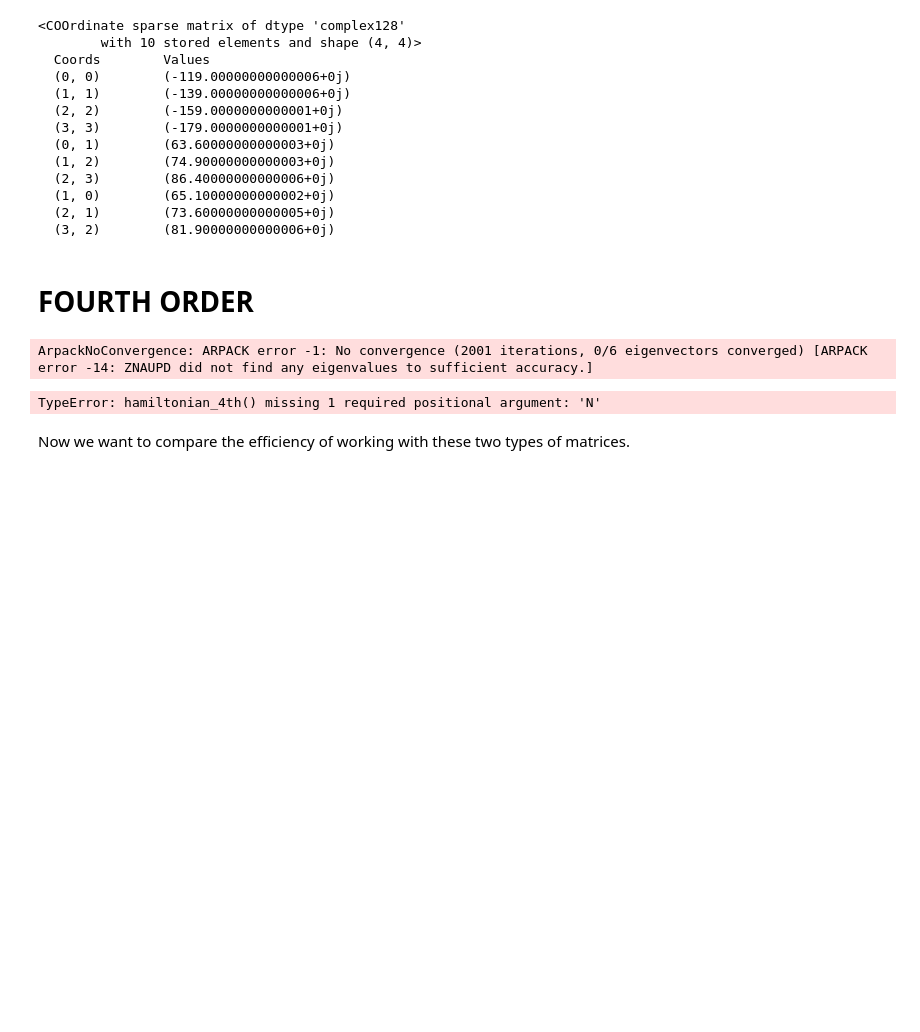
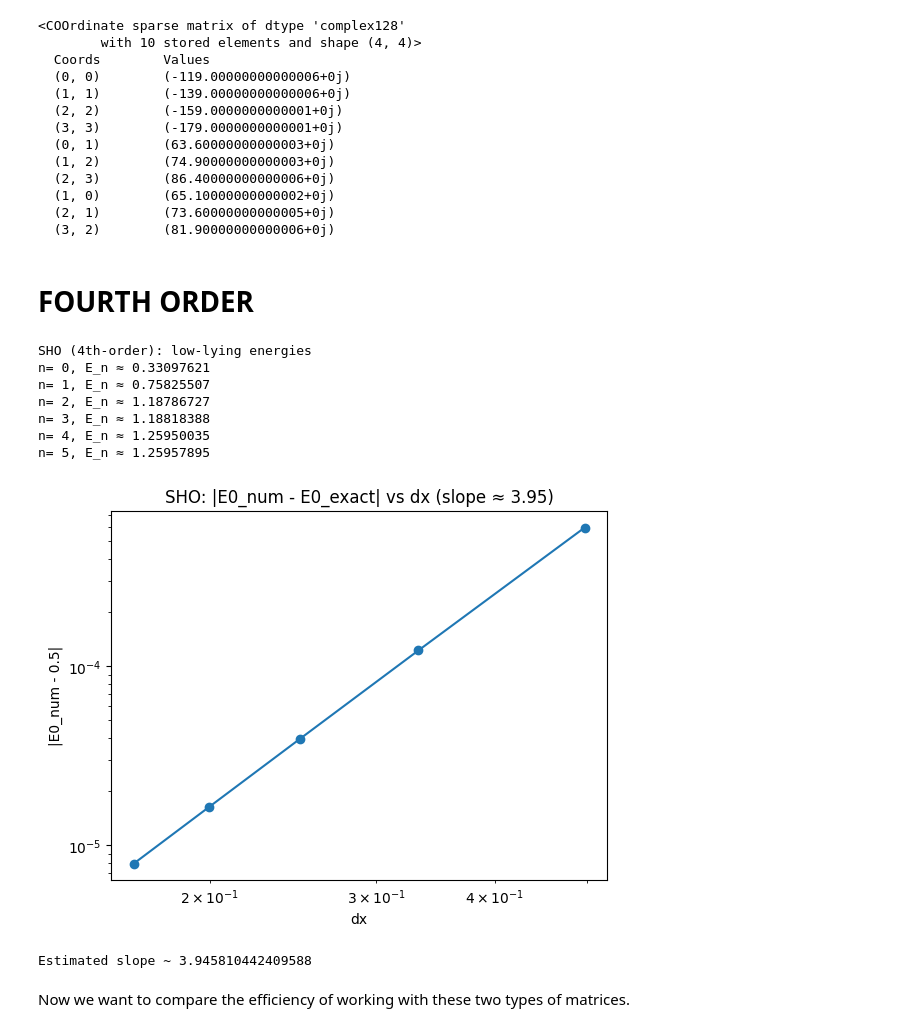
Before and after one commit to hillerj1/Thesis, a Jupyter notebook: fd4_QSHO.ipynb, the cells around one changed output. Cells and saved outputs as stored; diff of their text form; code cells hidden in the pictures; blank space fills up the shorter version.

Commit message:
fixes hamiltonian x_left x_right

```diff
--- a/fd4_QSHO.ipynb
+++ b/fd4_QSHO.ipynb
@@ -387,7 +387,13 @@ grid = spatial(x_left, x_right, N)
 #H2 = hamiltonian(V, x_inf, N)
 
 H4 = hamiltonian_4th(V, x_left, x_right, N)
-E4, Psi4 = eigsh(H4, k=k, which='SM', tol=1e-10, maxiter=2000)
+
+try:
+    E4, Psi4 = eigsh(H4, k=k, which='SM', tol=1e-8, maxiter=5000, ncv=min(2*k+1, H4.shape[0]-1))
+except:
+
+    E4, Psi4 = eigsh(H4, k=k, which='SM', tol=1e-6, maxiter=10000, ncv=min(4*k+1, H4.shape[0]-1))
+
 order = np.argsort(E4)
 E4, Psi4 = E4[order], Psi4[:, order]
 
@@ -395,34 +401,45 @@ print("SHO (4th-order): low-lying energies")
 for n, En in enumerate(E4):
     print(f"n={n:2d}, E_n ≈ {En:.8f}")
 # %% [output]
-ArpackNoConvergence: ARPACK error -1: No convergence (2001 iterations, 0/6 eigenvectors converged) [ARPACK error -14: ZNAUPD did not find any eigenvalues to sufficient accuracy.]
+SHO (4th-order): low-lying energies
+n= 0, E_n ≈ 0.33097621
+n= 1, E_n ≈ 0.75825507
+n= 2, E_n ≈ 1.18786727
+n= 3, E_n ≈ 1.18818388
+n= 4, E_n ≈ 1.25950035
+n= 5, E_n ≈ 1.25957895
 # %%
 def E_exact_sho(n, omega=1.0): return n + 0.5
 
 target_n = 0
 E0_exact = E_exact_sho(target_n)
 
+# Define the domain boundaries
+x_inf = 100.0
+x_left, x_right = -x_inf, x_inf
+
 N_list = [401, 601, 801, 1001, 1201]
 errs, dxs = [], []
 
 for N_test in N_list:
-    Ht = hamiltonian_4th(V, x_inf, N_test)
+    Ht = hamiltonian_4th(V, x_left, x_right, N_test)
     Et, _ = eigsh(Ht, k=1, which='SM', tol=1e-10, maxiter=2000)
     Et = np.min(Et)
-    grid_t = spatial(-x_inf, x_inf, N_test)
+    grid_t = spatial(x_left, x_right, N_test)
     dxs.append(grid_t[1]-grid_t[0])
     errs.append(abs(Et - E0_exact))
 
 plt.figure()
 plt.loglog(dxs, errs, marker='o')
 # estimate slope between first and last
 slope = (np.log(errs[-1])-np.log(errs[0]))/(np.log(dxs[-1])-np.log(dxs[0]))
 plt.title(f"SHO: |E0_num - E0_exact| vs dx (slope ≈ {slope:.2f})")
 plt.xlabel("dx"); plt.ylabel("|E0_num - 0.5|")
 plt.show()
 print("Estimated slope ~", slope)
 # %% [output]
+[figure, added]
-TypeError: hamiltonian_4th() missing 1 required positional argument: 'N'
+Estimated slope ~ 3.945810442409588
 # %%
 H4s = 0.5 * (H4 + H4.T)   # symmetric projection
 
```
Also changed, not shown: 1 other file.
